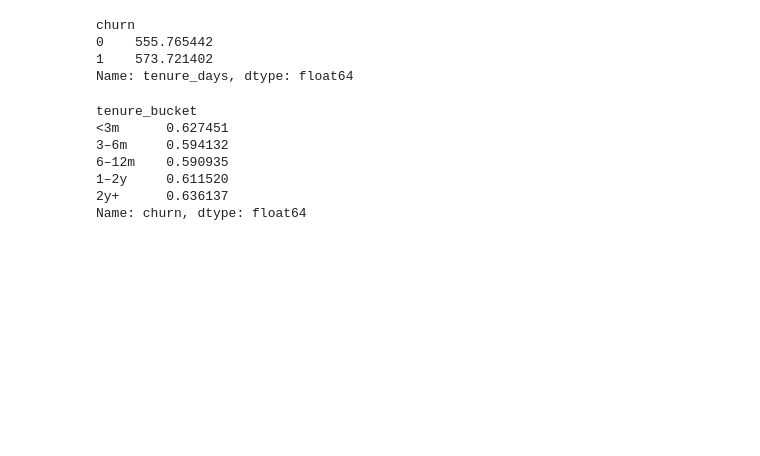
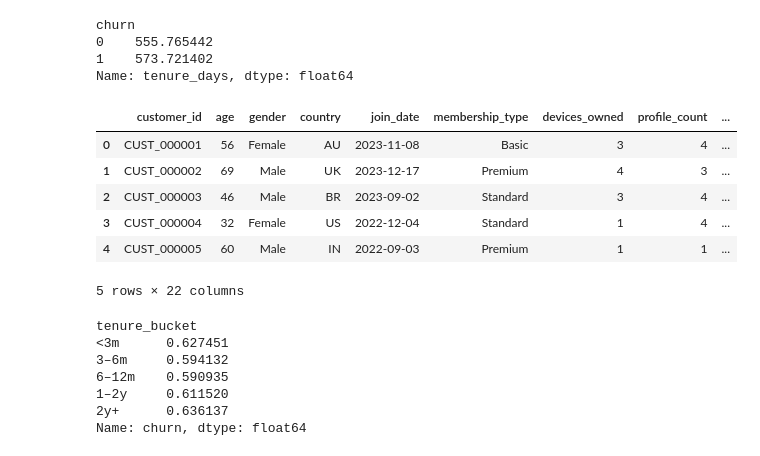
Before and after one commit to swapniljoijode/mlprojectsss, a Jupyter notebook: src/Notebooks/EDA.ipynb, the cells around one changed output. Cells and saved outputs as stored; diff of their text form; code cells hidden in the pictures; blank space fills up the shorter version.

```diff
--- a/src/Notebooks/EDA.ipynb
+++ b/src/Notebooks/EDA.ipynb
@@ -120,6 +138,16 @@ churn
 0    555.765442
 1    573.721402
 Name: tenure_days, dtype: float64
+# %%
+df.head()
+# %% [output]
+|  | customer_id | age | gender | country | join_date | membership_type | devices_owned | profile_count | ... |
+| 0 | CUST_000001 | 56 | Female | AU | 2023-11-08 | Basic | 3 | 4 | ... |
+| 1 | CUST_000002 | 69 | Male | UK | 2023-12-17 | Premium | 4 | 3 | ... |
+| 2 | CUST_000003 | 46 | Male | BR | 2023-09-02 | Standard | 3 | 4 | ... |
+| 3 | CUST_000004 | 32 | Female | US | 2022-12-04 | Standard | 1 | 4 | ... |
+| 4 | CUST_000005 | 60 | Male | IN | 2022-09-03 | Premium | 1 | 1 | ... |
+5 rows × 22 columns
 # %%
 df["tenure_bucket"] = pd.cut(
     df["tenure_days"],
```
Also changed, not shown: parts of 3 cells of this notebook, 5 other files.
